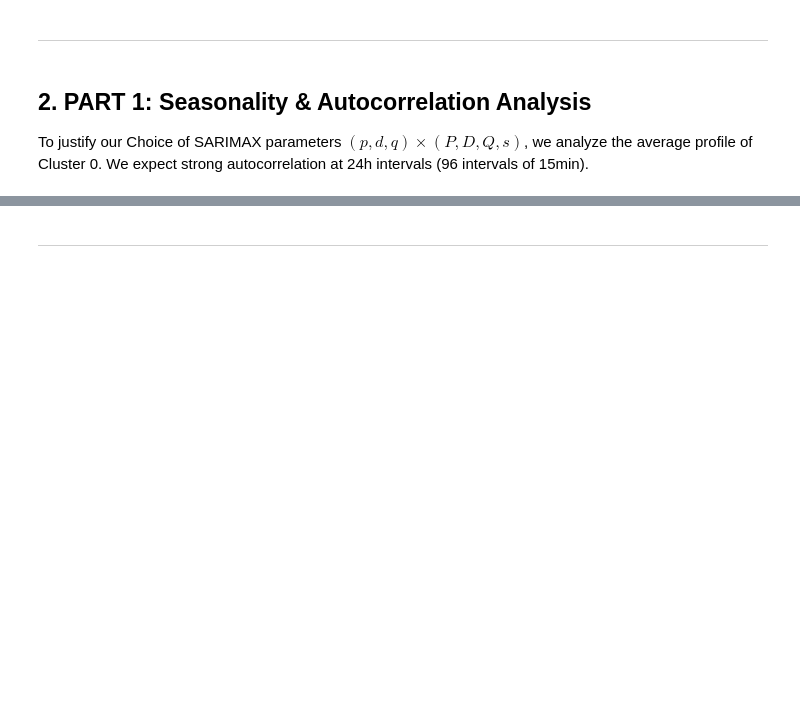
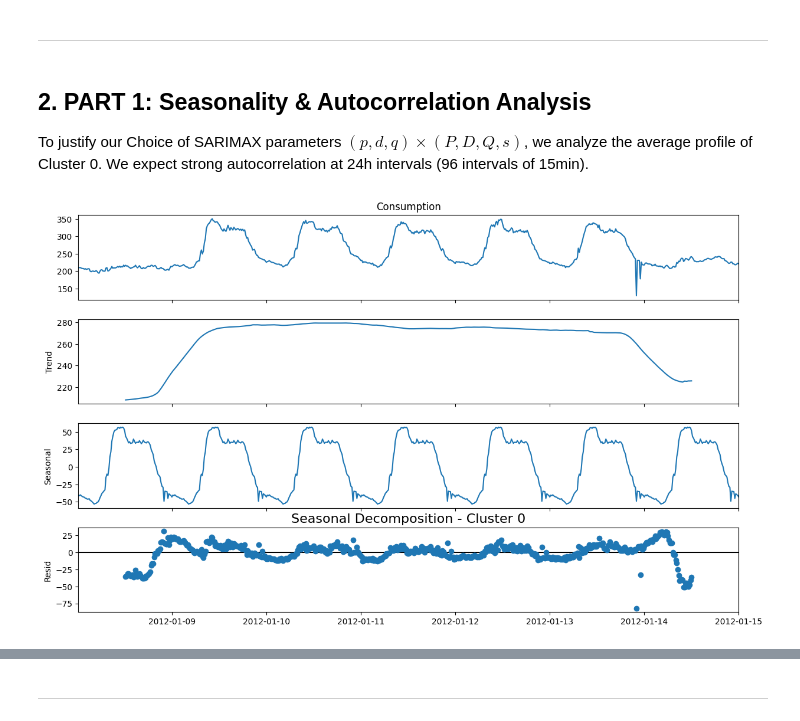
Before and after one commit to lucabarattini/forecasting-electricity, a Jupyter notebook: notebooks/sarimax_playground.ipynb, the cells around one changed output, grey strips where cells are left out. Cells and saved outputs as stored; diff of their text form; code cells hidden in the pictures; blank space fills up the shorter version.

```diff
--- a/notebooks/sarimax_playground.ipynb
+++ b/notebooks/sarimax_playground.ipynb
@@ -56,19 +62,21 @@ To justify our Choice of SARIMAX parameters $(p, d, q) \times (P, D, Q, s)$, we
 # %%
 # Aggregating average profile for Cluster 0
 cluster_0_profile = (
     df_long[df_long['Cluster'] == 0]
     .groupby('Date')['Consumption'].mean()
     .sort_index()
     .asfreq('15min')
-    .fillna(method='ffill')
+    .ffill()
 )
 
 # 1. Seasonal Decomposition (looking at a 1-week window for clarity)
 result = seasonal_decompose(cluster_0_profile[:96*7], model='additive', period=96)
 fig = result.plot()
 fig.set_size_inches(14, 8)
 plt.title("Seasonal Decomposition - Cluster 0", fontsize=16)
 plt.show()
+# %% [output]
+[figure, added]
 # %%
 # 2. ACF and PACF Plots
 fig, axes = plt.subplots(1, 2, figsize=(16, 5))
```
Also changed, not shown: parts of 4 cells of this notebook, 3 other files.
